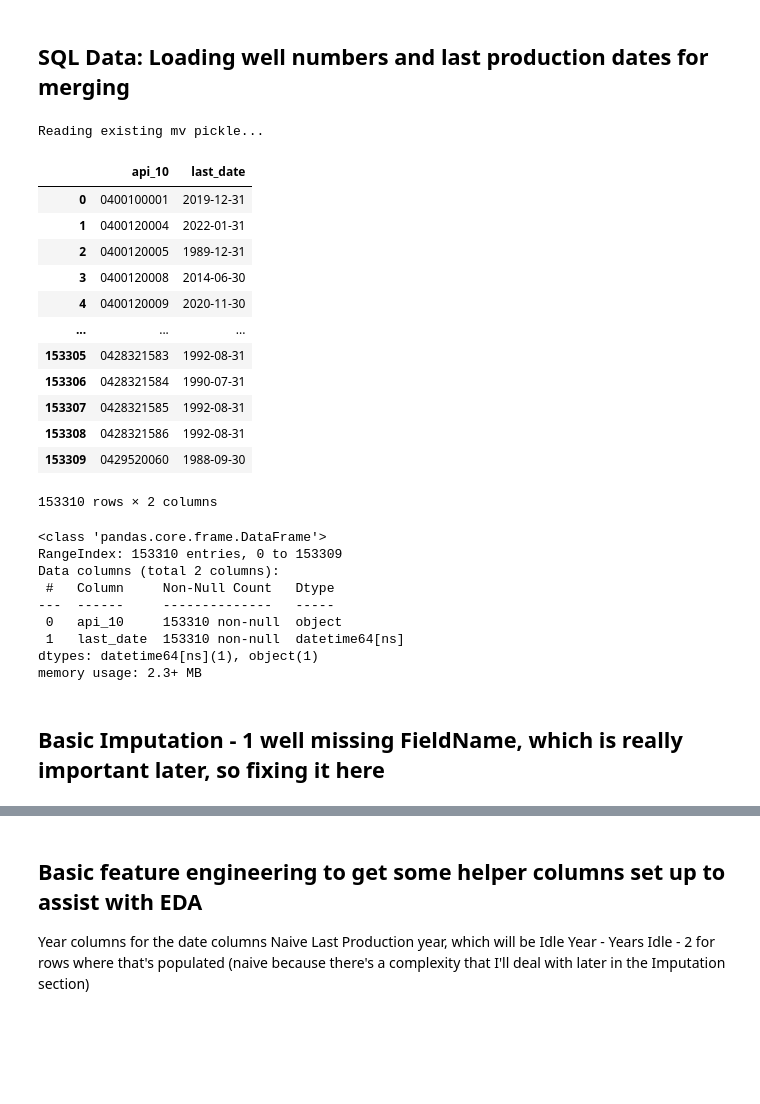
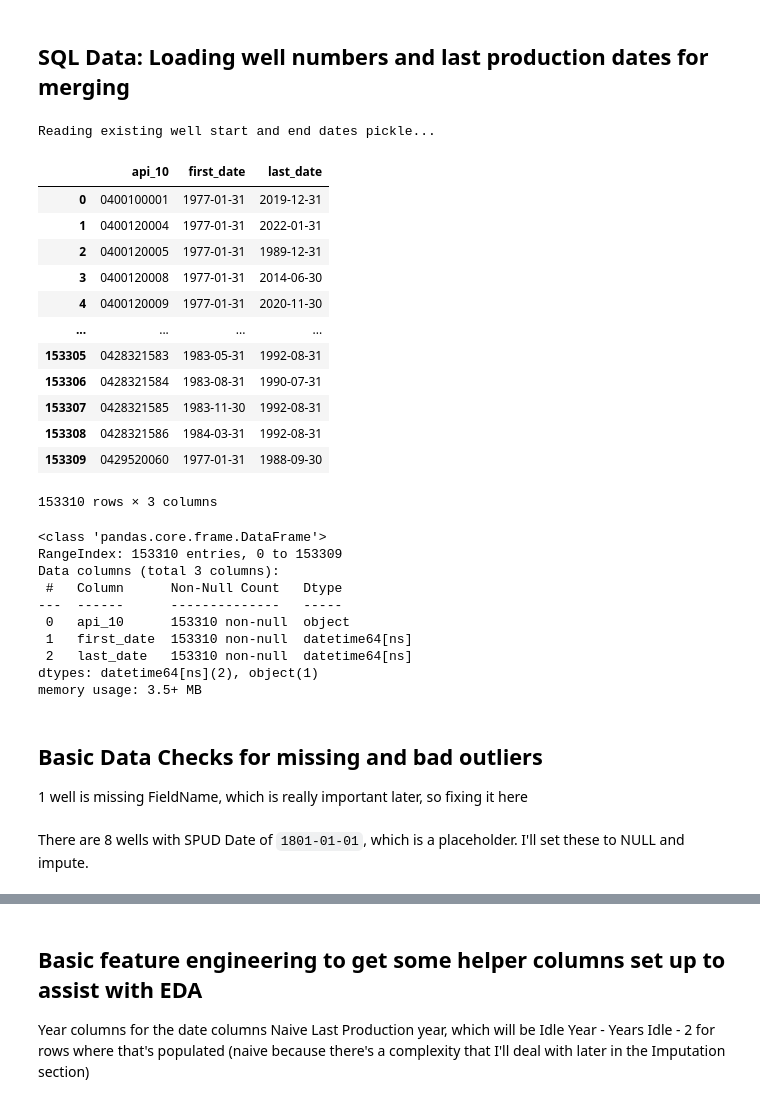
Before and after one commit to hydrodan/MLE_MiniProjects, a Jupyter notebook: capstone/capstone_step5_EDA_DW.ipynb, the cells around one changed output, grey strips where cells are left out. Drawn from its saved outputs; the diff is of its cells as text; code cells hidden in the pictures; blank space fills up the shorter version.

```diff
--- a/capstone/capstone_step5_EDA_DW.ipynb
+++ b/capstone/capstone_step5_EDA_DW.ipynb
@@ -101,12 +106,12 @@ well_list_df
 ## SQL Data: Loading well numbers and last production dates for merging
 # %%
 # After inserting a new well/year row into "wells". use "mycursor.lastrowid" or "connection.insert_id()" to get the Last inserted ID for the monthly_well_volumes table
-lastprod_df = pd.DataFrame()
+prod_dates_df = pd.DataFrame()
 pickle_file_name = "last_prod_date.pkl"
 
 if os.path.exists(pickle_file_name) :
-    print("Reading existing mv pickle...")
-    lastprod_df = pd.read_pickle(pickle_file_name)
+    print("Reading existing well start and end dates pickle...")
+    prod_dates_df = pd.read_pickle(pickle_file_name)
 else:
     print("Reading last prod data from SQL...")
     mysql_dbname = "doggr"
@@ -128,65 +133,72 @@ else:
 
     # This finds the last production or injection by API number
     sql_query = '''
     WITH volumes AS (
         SELECT
             api_no,
             prod_inj_date,
             COALESCE(oil_prod_vol_bbl,0)+COALESCE(gas_prod_vol_mcf,0)+COALESCE(water_prod_vol_bbl,0)+COALESCE(gas_inj_vol_mcf,0)+COALESCE(water_inj_vol_bbl,0)+COALESCE(stm_inj_vol_bbl,0) as volume
         FROM doggr.monthly_well_volume
         WHERE prod_inj_date is not null
         AND (COALESCE(oil_prod_vol_bbl,0)+COALESCE(gas_prod_vol_mcf,0)+COALESCE(water_prod_vol_bbl,0)+COALESCE(gas_inj_vol_mcf,0)+COALESCE(water_inj_vol_bbl,0)+COALESCE(stm_inj_vol_bbl,0)) > 0
     )
     SELECT
         left(api_no,10) as api_10,
+        min(case when volume > 0 or volume is not null then prod_inj_date else null end) as first_date,
         max(case when volume > 0 or volume is not null then prod_inj_date else null end) as last_date
     FROM
         volumes
     GROUP BY left(api_no,10)
     ORDER BY left(api_no,10)
     '''
 
     with engine.begin() as conn:
         result = conn.execute(text(sql_query))
         # Get the well_id list by api_key
-        lastprod_df = pd.DataFrame(result.fetchall(), columns=result.keys())
+        prod_dates_df = pd.DataFrame(result.fetchall(), columns=result.keys())
 
     # MYSQL provides the Date in format '%Y-%m-%d', maybe it's an ISO default, not sure
-    lastprod_df['last_date'] = pd.to_datetime(lastprod_df['last_date'], format='%Y-%m-%d').astype('datetime64[ns]')
+    # NOTE: there is no native Pandas 'date' object, so to do date-based math later, we need to keep the column type 'datetime64[ns]'
+    prod_dates_df['first_date'] = pd.to_datetime(prod_dates_df['first_date'], format='%Y-%m-%d').astype('datetime64[ns]')
+    prod_dates_df['last_date'] = pd.to_datetime(prod_dates_df['last_date'], format='%Y-%m-%d').astype('datetime64[ns]')
 
     # save it to a local file, the SQL takes ~ 5 minutes to run
-    lastprod_df.to_pickle(pickle_file_name)
+    prod_dates_df.to_pickle(pickle_file_name)
 
-lastprod_df
+prod_dates_df
 # %% [output]
-Reading existing mv pickle...
+Reading existing well start and end dates pickle...
-|  | api_10 | last_date |
-| 0 | 0400100001 | 2019-12-31 |
-| 1 | 0400120004 | 2022-01-31 |
-| 2 | 0400120005 | 1989-12-31 |
-| 3 | 0400120008 | 2014-06-30 |
-| 4 | 0400120009 | 2020-11-30 |
-| ... | ... | ... |
-| 153305 | 0428321583 | 1992-08-31 |
-| 153306 | 0428321584 | 1990-07-31 |
-| 153307 | 0428321585 | 1992-08-31 |
-| 153308 | 0428321586 | 1992-08-31 |
-| 153309 | 0429520060 | 1988-09-30 |
+|  | api_10 | first_date | last_date |
+| 0 | 0400100001 | 1977-01-31 | 2019-12-31 |
+| 1 | 0400120004 | 1977-01-31 | 2022-01-31 |
+| 2 | 0400120005 | 1977-01-31 | 1989-12-31 |
+| 3 | 0400120008 | 1977-01-31 | 2014-06-30 |
+| 4 | 0400120009 | 1977-01-31 | 2020-11-30 |
+| ... | ... | ... | ... |
+| 153305 | 0428321583 | 1983-05-31 | 1992-08-31 |
+| 153306 | 0428321584 | 1983-08-31 | 1990-07-31 |
+| 153307 | 0428321585 | 1983-11-30 | 1992-08-31 |
+| 153308 | 0428321586 | 1984-03-31 | 1992-08-31 |
+| 153309 | 0429520060 | 1977-01-31 | 1988-09-30 |
-153310 rows × 2 columns
+153310 rows × 3 columns
 # %%
-lastprod_df.info()
+prod_dates_df.info()
 # %% [output]
 <class 'pandas.core.frame.DataFrame'>
 RangeIndex: 153310 entries, 0 to 153309
-Data columns (total 2 columns):
- #   Column     Non-Null Count   Dtype
----  ------     --------------   -----
- 0   api_10     153310 non-null  object
- 1   last_date  153310 non-null  datetime64[ns]
-dtypes: datetime64[ns](1), object(1)
-memory usage: 2.3+ MB
+Data columns (total 3 columns):
+ #   Column      Non-Null Count   Dtype
+---  ------      --------------   -----
+ 0   api_10      153310 non-null  object
+ 1   first_date  153310 non-null  datetime64[ns]
+ 2   last_date   153310 non-null  datetime64[ns]
+dtypes: datetime64[ns](2), object(1)
+memory usage: 3.5+ MB
 # %% [markdown]
-## Basic Imputation - 1 well missing FieldName, which is really important later, so fixing it here
+## Basic Data Checks for missing and bad outliers
+1 well is missing FieldName, which is really important later, so fixing it here
 # %%
 # looks like 1 null FieldName, replace with the generic 'Any Field' designation
 well_list_df.fillna({'FieldName':'Any Field'}, inplace=True)
+# %% [markdown]
+There are 8 wells with SPUD Date of `1801-01-01`, which is a placeholder. I'll set these to NULL and impute.
```
Also changed, not shown: parts of 145 cells of this notebook.
